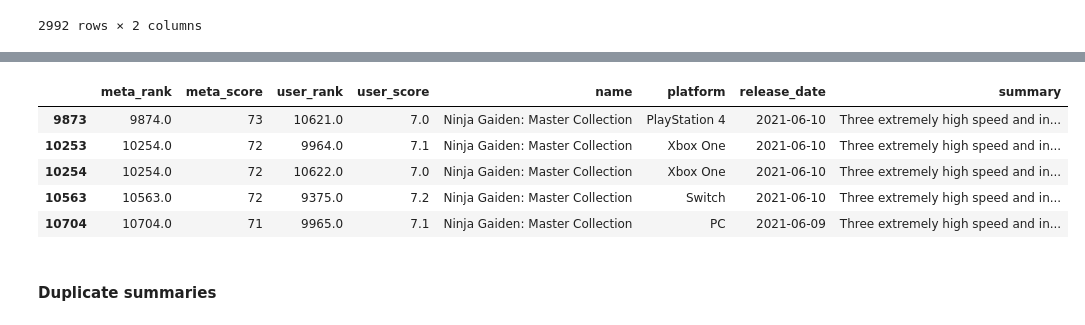
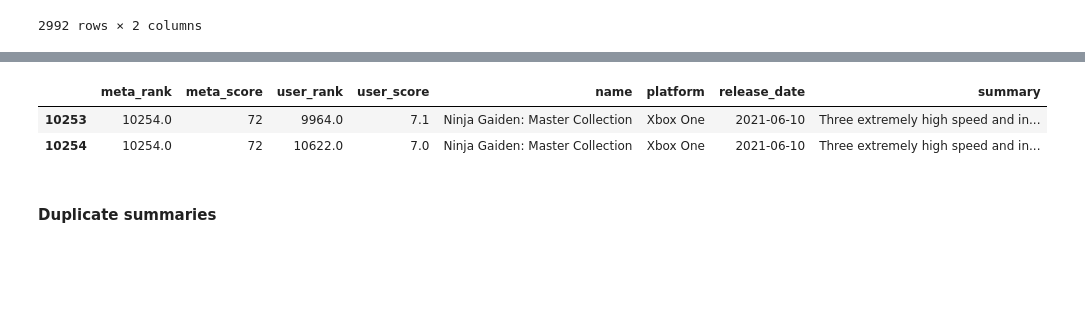
Before and after one commit to henrylin03/video-games, a Jupyter notebook: analysis.ipynb, the cells around one changed output, grey strips where cells are left out. Cells and saved outputs as stored; diff of their text form; code cells hidden in the pictures; blank space fills up the shorter version.

```diff
--- a/analysis.ipynb
+++ b/analysis.ipynb
@@ -273,11 +252,11 @@ pd.read_sql_query(
 # %%
-merged_df[merged_df.name=="Ninja Gaiden: Master Collection"]
+merged_df[
+    (merged_df.name == "Ninja Gaiden: Master Collection")
+    & (merged_df.platform == "Xbox One")
+]
 # %% [output]
 |  | meta_rank | meta_score | user_rank | user_score | name | platform | release_date | summary |
-| 9873 | 9874.0 | 73 | 10621.0 | 7.0 | Ninja Gaiden: Master Collection | PlayStation 4 | 2021-06-10 | Three extremely high speed and in... |
 | 10253 | 10254.0 | 72 | 9964.0 | 7.1 | Ninja Gaiden: Master Collection | Xbox One | 2021-06-10 | Three extremely high speed and in... |
 | 10254 | 10254.0 | 72 | 10622.0 | 7.0 | Ninja Gaiden: Master Collection | Xbox One | 2021-06-10 | Three extremely high speed and in... |
-| 10563 | 10563.0 | 72 | 9375.0 | 7.2 | Ninja Gaiden: Master Collection | Switch | 2021-06-10 | Three extremely high speed and in... |
-| 10704 | 10704.0 | 71 | 9965.0 | 7.1 | Ninja Gaiden: Master Collection | PC | 2021-06-09 | Three extremely high speed and in... |
 # %% [markdown]
 #### Duplicate summaries
```
Also changed, not shown: parts of 3 cells of this notebook.
